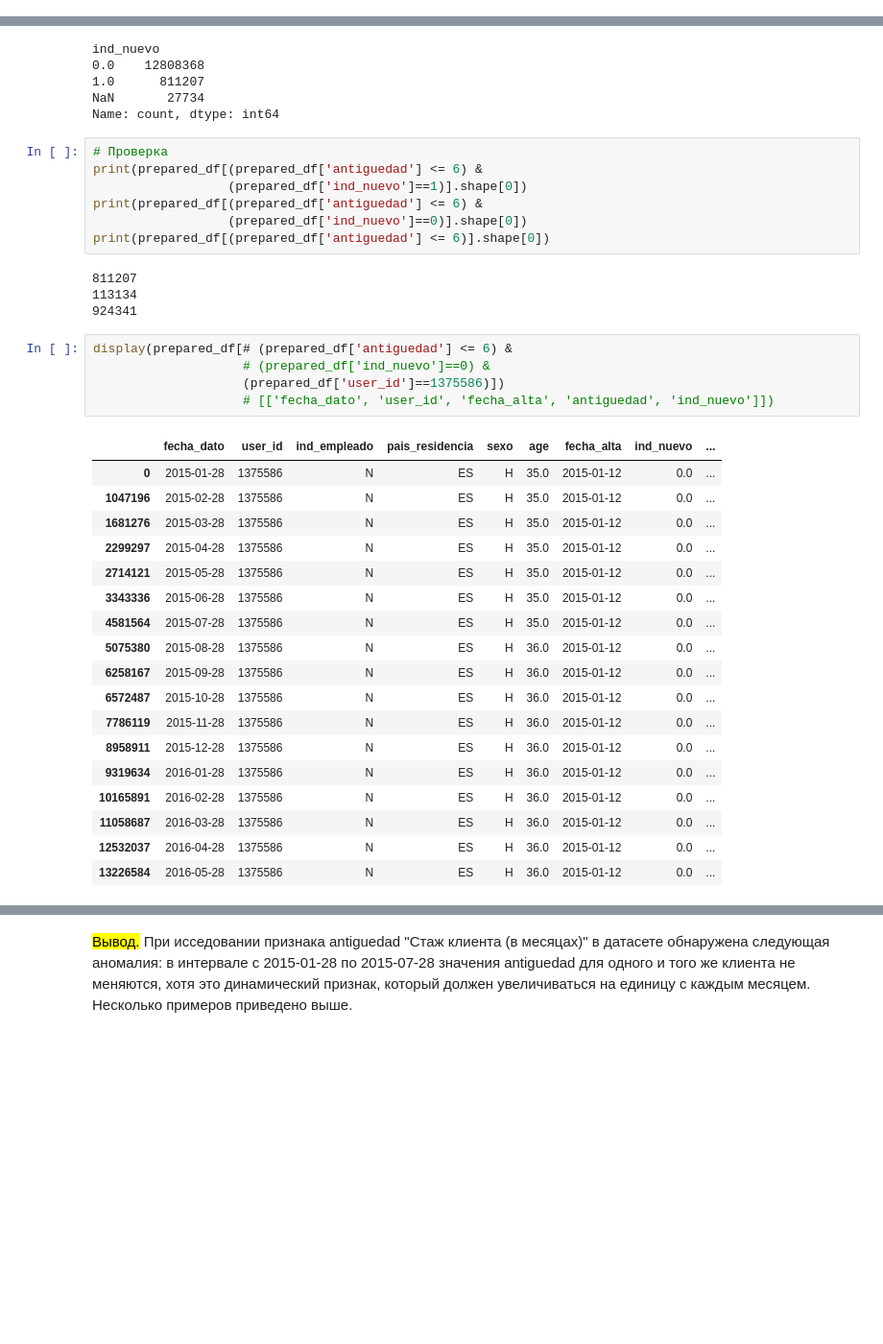
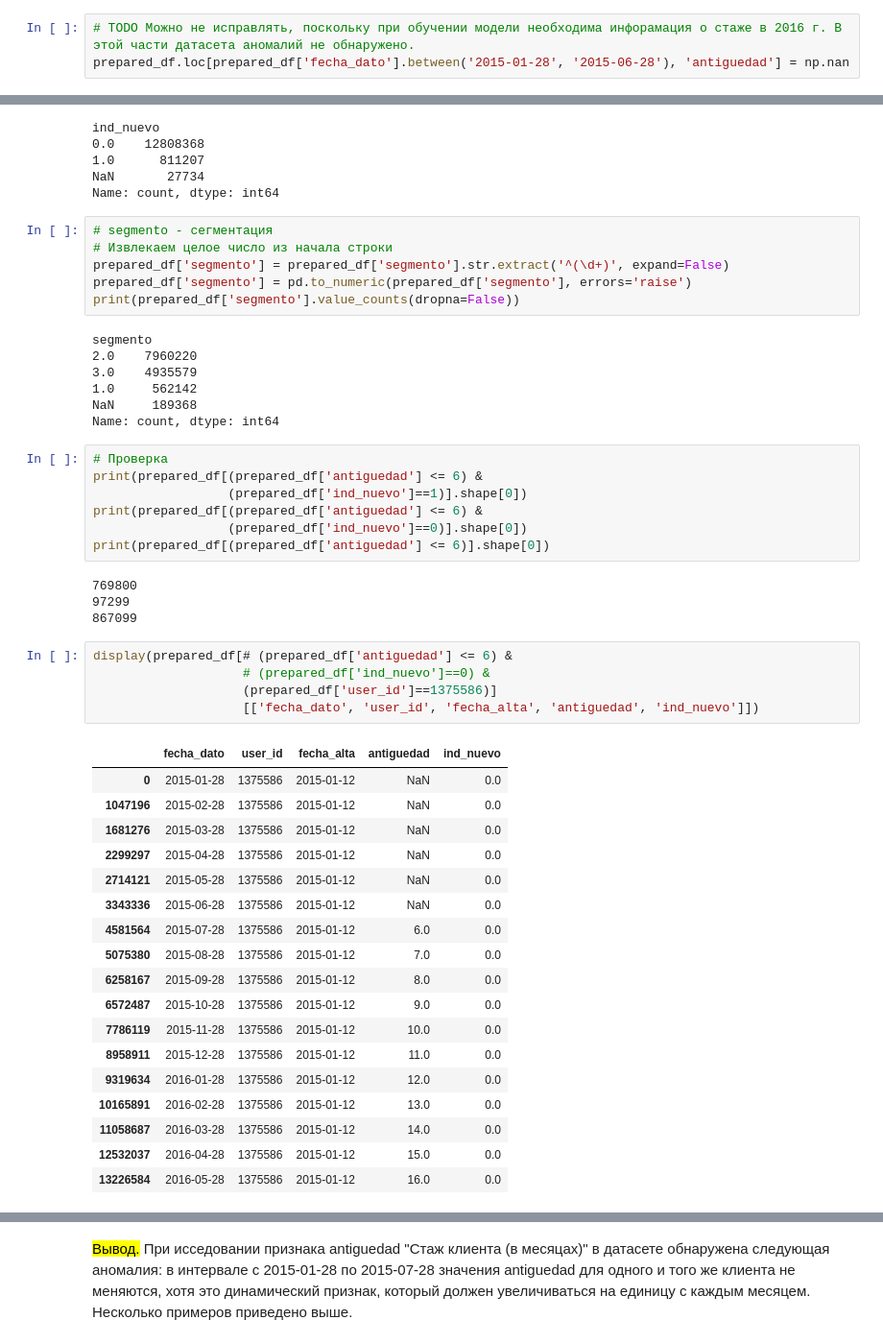
Before and after one commit to alien150684/banking_products_recom, a Jupyter notebook: recommendations.ipynb, the cells around one changed output, grey strips where cells are left out. Shown at 96% size. Saved outputs shown, nothing was run; the diff lists cells and outputs as text; blank space fills up the shorter version.

```diff
--- a/recommendations.ipynb
+++ b/recommendations.ipynb
@@ -694,3 +696,6 @@ display(prepared_df[prepared_df['user_id']==54195]
 | 9097731 | 2016-01-28 | 1997-01-20 | 228.0 | 1.0 | NaT | 1.0 | 228.0 | ... |
 | 10418573 | 2016-02-28 | 1997-01-20 | 229.0 | 99.0 | 2016-02-25 | 1.0 | 229.0 | ... |
 | 13008200 | 2016-05-28 | 1997-01-20 | 1.0 | 1.0 | NaT | 2.0 | 232.0 | ... |
+# %%
+# TODO Можно не исправлять, поскольку при обучении модели необходима инфорамация о стаже в 2016 г. В этой части датасета аномалий не обнаружено.
+prepared_df.loc[prepared_df['fecha_dato'].between('2015-01-28', '2015-06-28'), 'antiguedad'] = np.nan
@@ -716,6 +744,19 @@ ind_nuevo
 1.0      811207
 NaN       27734
 Name: count, dtype: int64
+# %%
+# segmento - сегментация
+# Извлекаем целое число из начала строки
+prepared_df['segmento'] = prepared_df['segmento'].str.extract('^(\d+)', expand=False)
+prepared_df['segmento'] = pd.to_numeric(prepared_df['segmento'], errors='raise')
+print(prepared_df['segmento'].value_counts(dropna=False))
+# %% [output]
+segmento
+2.0    7960220
+3.0    4935579
+1.0     562142
+NaN     189368
+Name: count, dtype: int64
 # %%
 # Проверка
 print(prepared_df[(prepared_df['antiguedad'] <= 6) &
@@ -724,31 +765,31 @@ print(prepared_df[(prepared_df['antiguedad'] <= 6) &
                   (prepared_df['ind_nuevo']==0)].shape[0])
 print(prepared_df[(prepared_df['antiguedad'] <= 6)].shape[0])
 # %% [output]
-811207
-113134
-924341
+769800
+97299
+867099
 # %%
 display(prepared_df[# (prepared_df['antiguedad'] <= 6) &
                     # (prepared_df['ind_nuevo']==0) &
-                    (prepared_df['user_id']==1375586)])
-                    # [['fecha_dato', 'user_id', 'fecha_alta', 'antiguedad', 'ind_nuevo']])
+                    (prepared_df['user_id']==1375586)]
+                    [['fecha_dato', 'user_id', 'fecha_alta', 'antiguedad', 'ind_nuevo']])
 # %% [output]
-|  | fecha_dato | user_id | ind_empleado | pais_residencia | sexo | age | fecha_alta | ind_nuevo | ... |
-| 0 | 2015-01-28 | 1375586 | N | ES | H | 35.0 | 2015-01-12 | 0.0 | ... |
-| 1047196 | 2015-02-28 | 1375586 | N | ES | H | 35.0 | 2015-01-12 | 0.0 | ... |
-| 1681276 | 2015-03-28 | 1375586 | N | ES | H | 35.0 | 2015-01-12 | 0.0 | ... |
-| 2299297 | 2015-04-28 | 1375586 | N | ES | H | 35.0 | 2015-01-12 | 0.0 | ... |
-| 2714121 | 2015-05-28 | 1375586 | N | ES | H | 35.0 | 2015-01-12 | 0.0 | ... |
-| 3343336 | 2015-06-28 | 1375586 | N | ES | H | 35.0 | 2015-01-12 | 0.0 | ... |
-| 4581564 | 2015-07-28 | 1375586 | N | ES | H | 35.0 | 2015-01-12 | 0.0 | ... |
-| 5075380 | 2015-08-28 | 1375586 | N | ES | H | 36.0 | 2015-01-12 | 0.0 | ... |
-| 6258167 | 2015-09-28 | 1375586 | N | ES | H | 36.0 | 2015-01-12 | 0.0 | ... |
-| 6572487 | 2015-10-28 | 1375586 | N | ES | H | 36.0 | 2015-01-12 | 0.0 | ... |
-| 7786119 | 2015-11-28 | 1375586 | N | ES | H | 36.0 | 2015-01-12 | 0.0 | ... |
-| 8958911 | 2015-12-28 | 1375586 | N | ES | H | 36.0 | 2015-01-12 | 0.0 | ... |
-| 9319634 | 2016-01-28 | 1375586 | N | ES | H | 36.0 | 2015-01-12 | 0.0 | ... |
-| 10165891 | 2016-02-28 | 1375586 | N | ES | H | 36.0 | 2015-01-12 | 0.0 | ... |
-| 11058687 | 2016-03-28 | 1375586 | N | ES | H | 36.0 | 2015-01-12 | 0.0 | ... |
-| 12532037 | 2016-04-28 | 1375586 | N | ES | H | 36.0 | 2015-01-12 | 0.0 | ... |
-| 13226584 | 2016-05-28 | 1375586 | N | ES | H | 36.0 | 2015-01-12 | 0.0 | ... |
+|  | fecha_dato | user_id | fecha_alta | antiguedad | ind_nuevo |
+| 0 | 2015-01-28 | 1375586 | 2015-01-12 | NaN | 0.0 |
+| 1047196 | 2015-02-28 | 1375586 | 2015-01-12 | NaN | 0.0 |
+| 1681276 | 2015-03-28 | 1375586 | 2015-01-12 | NaN | 0.0 |
+| 2299297 | 2015-04-28 | 1375586 | 2015-01-12 | NaN | 0.0 |
+| 2714121 | 2015-05-28 | 1375586 | 2015-01-12 | NaN | 0.0 |
+| 3343336 | 2015-06-28 | 1375586 | 2015-01-12 | NaN | 0.0 |
+| 4581564 | 2015-07-28 | 1375586 | 2015-01-12 | 6.0 | 0.0 |
+| 5075380 | 2015-08-28 | 1375586 | 2015-01-12 | 7.0 | 0.0 |
+| 6258167 | 2015-09-28 | 1375586 | 2015-01-12 | 8.0 | 0.0 |
+| 6572487 | 2015-10-28 | 1375586 | 2015-01-12 | 9.0 | 0.0 |
+| 7786119 | 2015-11-28 | 1375586 | 2015-01-12 | 10.0 | 0.0 |
+| 8958911 | 2015-12-28 | 1375586 | 2015-01-12 | 11.0 | 0.0 |
+| 9319634 | 2016-01-28 | 1375586 | 2015-01-12 | 12.0 | 0.0 |
+| 10165891 | 2016-02-28 | 1375586 | 2015-01-12 | 13.0 | 0.0 |
+| 11058687 | 2016-03-28 | 1375586 | 2015-01-12 | 14.0 | 0.0 |
+| 12532037 | 2016-04-28 | 1375586 | 2015-01-12 | 15.0 | 0.0 |
+| 13226584 | 2016-05-28 | 1375586 | 2015-01-12 | 16.0 | 0.0 |
 # %%
```
Also changed, not shown: parts of 7 cells of this notebook.
